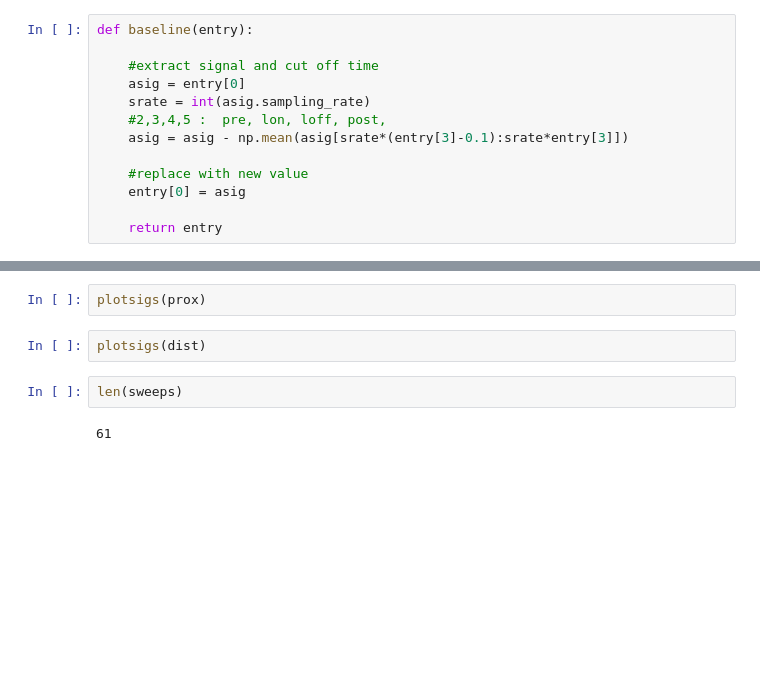
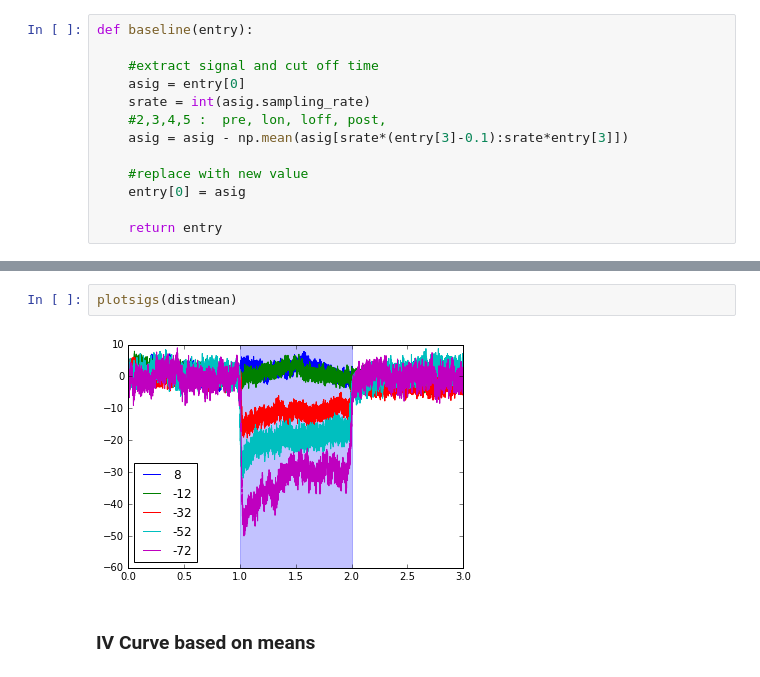
Before and after one commit to vdutell/ephysanalysis, a Jupyter notebook: vclamp.ipynb, the cells around one changed output, grey strips where cells are left out. Cells and saved outputs as stored; diff of their text form; blank space fills up the shorter version.

```diff
--- a/vclamp.ipynb
+++ b/vclamp.ipynb
@@ -1806,8 +1874,6 @@ sweeps[40:41]
 # %%
-plotsigs(prox)
+plotsigs(distmean)
+# %% [output]
+[figure, added]
-# %%
-plotsigs(dist)
-# %%
-len(sweeps)
-# %% [output]
-61
+# %% [markdown]
+### IV Curve based on means
```
Also changed, not shown: parts of 17 cells of this notebook.
